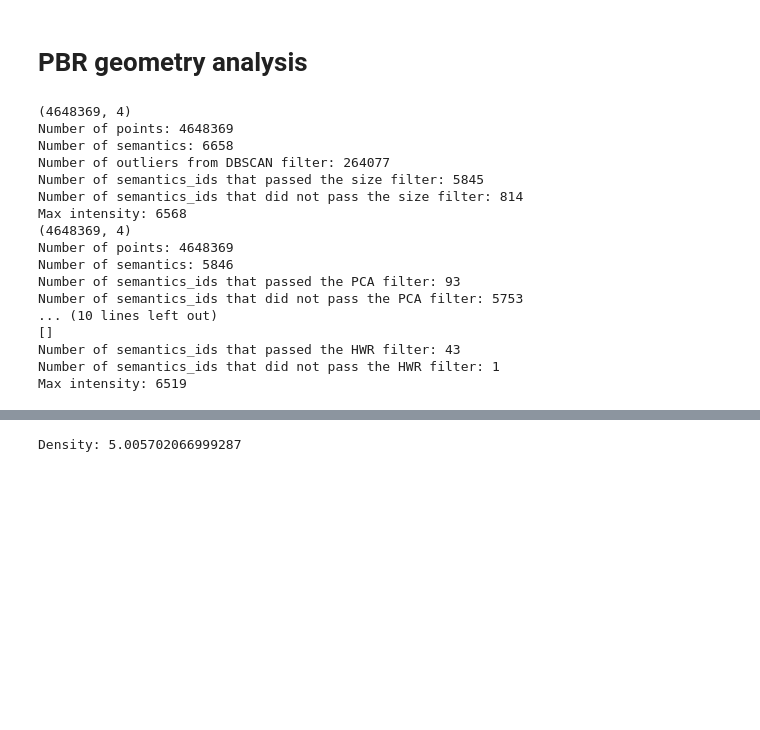
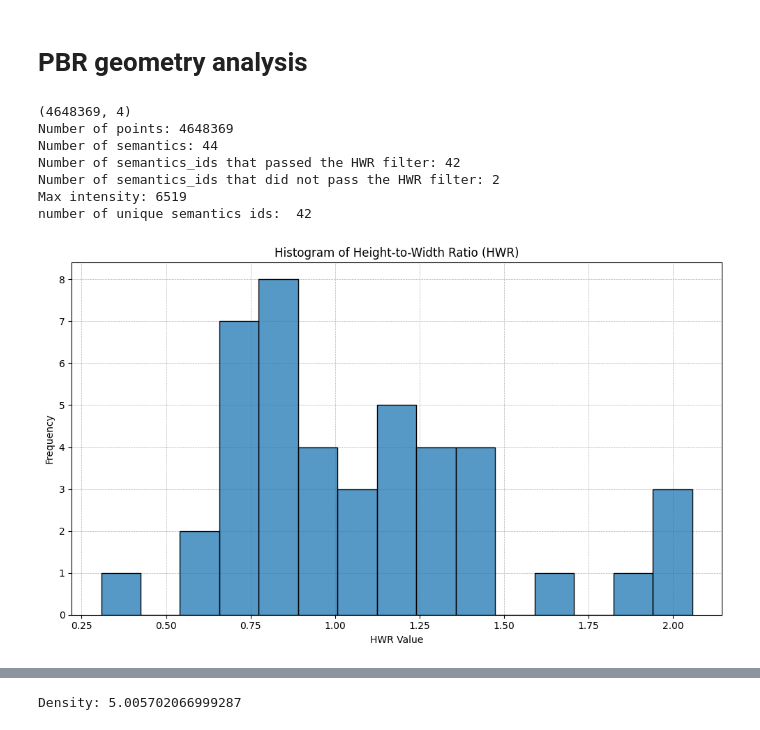
Before and after one commit to ZhiangChen/PBR_statistics, a Jupyter notebook: pbr_analysis.ipynb, the cells around one changed output, grey strips where cells are left out. Drawn from its saved outputs; the diff is of its cells as text; code cells hidden in the pictures; blank space fills up the shorter version.

```diff
--- a/pbr_analysis.ipynb
+++ b/pbr_analysis.ipynb
@@ -322,40 +370,53 @@ def hwr_filter(points_semantics, hwr_threshold=10.0):
 # %%
-points_semantics_source, colors = read_las_file("data/centennial_bluff_mission_a_0.las")
-points_semantics = points_semantics_source.copy()
-points_semantics = cluster_filter(points_semantics, eps=0.3, min_samples=10, n_jobs=8)
-points_semantics = size_filter(points_semantics, min_horizontal_length=0.3, max_horizontal_length=4.0, min_vertical_length=0.3, max_vertical_length=4.0)
-save_points_to_las(points_semantics, colors, "data/centennial_bluff_mission_a_0_size_filtered.las")
+# points_semantics_source, colors = read_las_file("data/centennial_bluff_mission_a_0.las")
+# points_semantics = points_semantics_source.copy()
+# points_semantics = cluster_filter(points_semantics, eps=0.3, min_samples=10, n_jobs=8)
+# points_semantics = size_filter(points_semantics, min_horizontal_length=0.3, max_horizontal_length=4.0, min_vertical_length=0.3, max_vertical_length=4.0)
+# save_points_to_las(points_semantics, colors, "data/centennial_bluff_mission_a_0_size_filtered.las")
+# print("number of unique semantics ids: ", len(np.unique(points_semantics[:, 3]))-1)
 
-points_semantics_source, colors = read_las_file("data/centennial_bluff_mission_a_0_size_filtered.las")
-points_semantics = points_semantics_source.copy()
-points_semantics = pca_curvature_filter(points_semantics, curvature_threshold=0.15)
-save_points_to_las(points_semantics, colors, "data/centennial_bluff_mission_a_0_pca_filtered.las")
+# points_semantics_source, colors = read_las_file("data/centennial_bluff_mission_a_0_size_filtered.las")
+# points_semantics = points_semantics_source.copy()
+# points_semantics = pca_curvature_filter(points_semantics, curvature_threshold=0.15)
+# save_points_to_las(points_semantics, colors, "data/centennial_bluff_mission_a_0_pca_filtered.las")
+# print("number of unique semantics ids: ", len(np.unique(points_semantics[:, 3]))-1)
 
 
-points_semantics_source, colors = read_las_file("data/centennial_bluff_mission_a_0_pca_filtered.las")
-points_semantics = points_semantics_source.copy()
-points_semantics = density_filter(points_semantics, semantics_id=1, radius=0.1, density_threshold=4.6)
-save_points_to_las(points_semantics, colors, "data/centennial_bluff_mission_a_0_density_filtered.las")
+# points_semantics_source, colors = read_las_file("data/centennial_bluff_mission_a_0_pca_filtered.las")
+# points_semantics = points_semantics_source.copy()
+# points_semantics = density_filter(points_semantics, semantics_id=1, radius=0.1, density_threshold=4.6)
+# save_points_to_las(points_semantics, colors, "data/centennial_bluff_mission_a_0_density_filtered.las")
+# print("number of unique semantics ids: ", len(np.unique(points_semantics[:, 3]))-1)
 
 points_semantics_source, colors = read_las_file("data/centennial_bluff_mission_a_0_density_filtered.las")
 points_semantics = points_semantics_source.copy()
-points_semantics = hwr_filter(points_semantics, hwr_threshold=4.0)
+points_semantics, semantics_hwr = hwr_filter(points_semantics, hwr_threshold=2.2)
 save_points_to_las(points_semantics, colors, "data/centennial_bluff_mission_a_0_hwr_filtered.las")
+print("number of unique semantics ids: ", len(np.unique(points_semantics[:, 3]))-1)
 # %% [output]
 (4648369, 4)
 Number of points: 4648369
-Number of semantics: 6658
-Number of outliers from DBSCAN filter: 264077
-Number of semantics_ids that passed the size filter: 5845
-Number of semantics_ids that did not pass the size filter: 814
-Max intensity: 6568
-(4648369, 4)
-Number of points: 4648369
-Number of semantics: 5846
-Number of semantics_ids that passed the PCA filter: 93
-Number of semantics_ids that did not pass the PCA filter: 5753
-... (10 lines left out)
-[]
-Number of semantics_ids that passed the HWR filter: 43
-Number of semantics_ids that did not pass the HWR filter: 1
+Number of semantics: 44
+Number of semantics_ids that passed the HWR filter: 42
+Number of semantics_ids that did not pass the HWR filter: 2
 Max intensity: 6519
+number of unique semantics ids:  42
+# %%
+hwr_list = list(semantics_hwr.values())
+
+plt.figure(figsize=(10, 6))
+ax = sns.histplot(hwr_list, bins=15, legend=False)
+
+# Grid behind the bars
+ax.set_axisbelow(True)
+ax.grid(True, linestyle='--', linewidth=0.5)
+
+# Updated title and labels
+ax.set_title('Histogram of Height-to-Width Ratio (HWR)')
+ax.set_xlabel('HWR Value')
+ax.set_ylabel('Frequency')
+plt.tight_layout()
+plt.savefig("data/hwr_histogram.png", dpi=300)
+plt.show()
+# %% [output]
+[figure, added]
```
Also changed, not shown: parts of 8 cells of this notebook.
